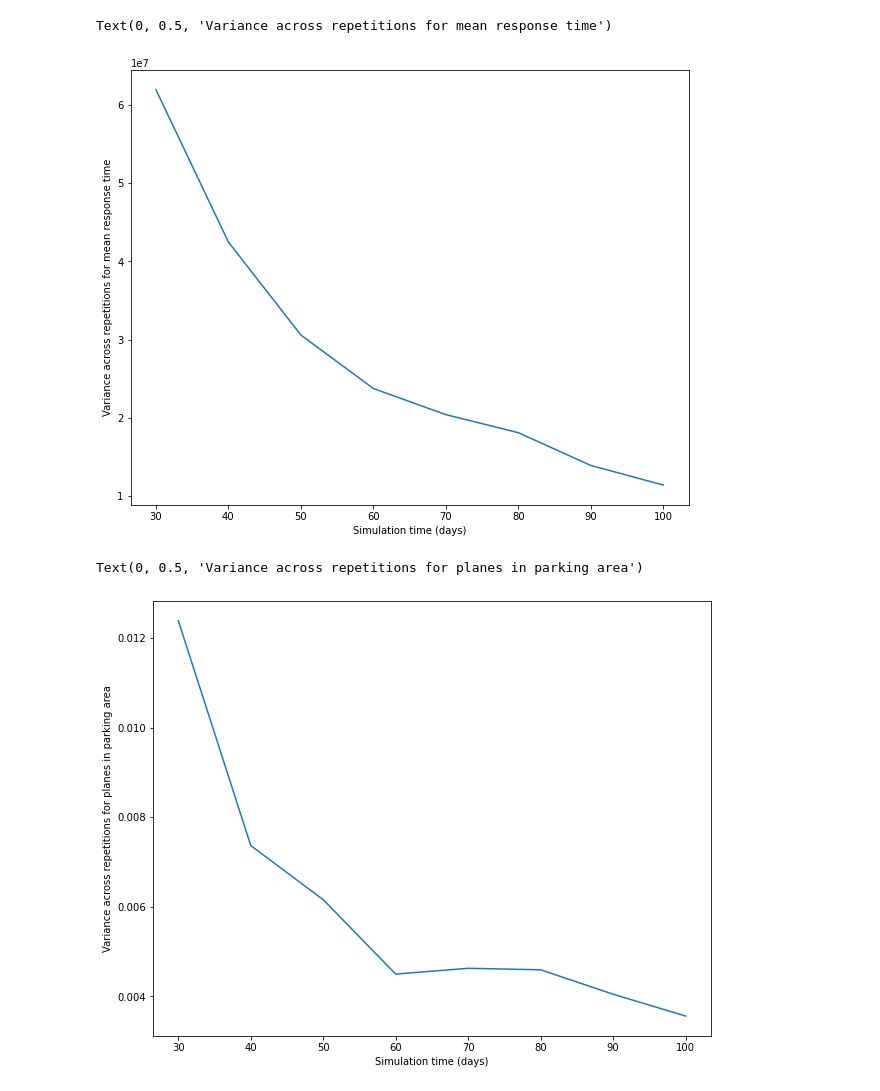
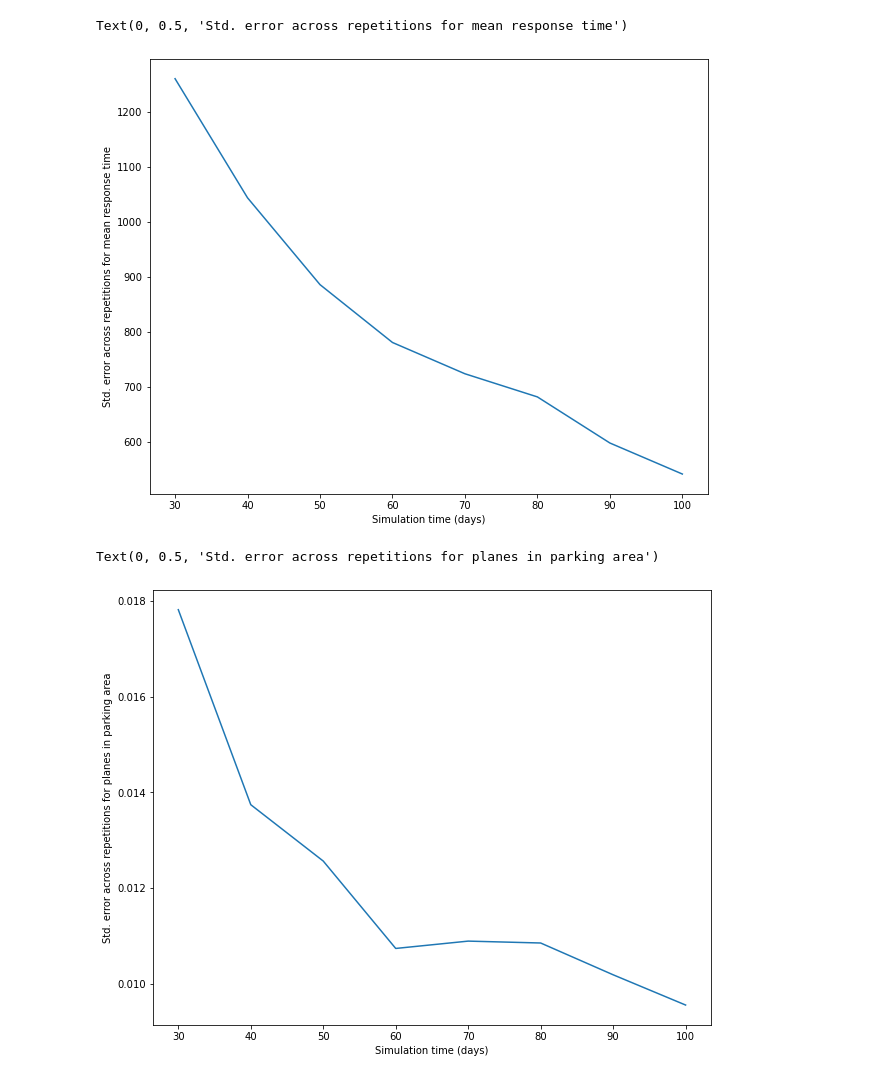
Before and after one commit to bendonio/Control-Tower-Project, a Jupyter notebook: CT/simulations/jupyter/simulation_time.ipynb, the cells around one changed output. Cells and saved outputs as stored; diff of their text form; code cells hidden in the pictures.

Commit message:
Std error

```diff
--- a/CT/simulations/jupyter/simulation_time.ipynb
+++ b/CT/simulations/jupyter/simulation_time.ipynb
@@ -106,33 +106,33 @@ def get_takeoff_queue_time(run):
 # %%
 dataframes = {}
 dataframes[30] = pd.read_csv('../results/control_tower_exponential_30.csv')
 dataframes[40] = pd.read_csv('../results/control_tower_exponential_40.csv')
 dataframes[50] = pd.read_csv('../results/control_tower_exponential_50.csv')
 dataframes[60] = pd.read_csv('../results/control_tower_exponential_60.csv')
 dataframes[70] = pd.read_csv('../results/control_tower_exponential_70.csv')
 dataframes[80] = pd.read_csv('../results/control_tower_exponential_80.csv')
 dataframes[90] = pd.read_csv('../results/control_tower_exponential_90.csv')
 dataframes[100] = pd.read_csv('../results/control_tower_exponential_100.csv')
 
 plt.figure(figsize=(10, 8))
 sim_times = []
 variances = []
 for sim_time, df in dataframes.items():
     all_runs = df.run.unique()
     mean_rts = []
     for run in all_runs:
         mean_rts.append(np.mean(get_rt(run)))
     sim_times.append(sim_time)
-    variances.append(np.var(mean_rts))
+    variances.append(st.sem(mean_rts))
 
 x = np.array(sim_times, dtype=int)
 y = np.array(variances, dtype=float)
 plt.plot(x, y)
 plt.xlabel("Simulation time (days)")
-plt.ylabel("Variance across repetitions for mean response time")
+plt.ylabel("Std. error across repetitions for mean response time")
 # %% [output]
-Text(0, 0.5, 'Variance across repetitions for mean response time')
+Text(0, 0.5, 'Std. error across repetitions for mean response time')
-[figure, old version]
+[figure, new version]
 # %%
 plt.figure(figsize=(10, 8))
 sim_times = []
@@ -143,13 +143,13 @@ for sim_time, df in dataframes.items():
     for run in all_runs:
         mean_rts.append(np.mean(get_num_plane(run)))
     sim_times.append(sim_time)
-    variances.append(np.var(mean_rts))
+    variances.append(st.sem(mean_rts))
 
 x = np.array(sim_times, dtype=int)
 y = np.array(variances, dtype=float)
 plt.plot(x, y)
 plt.xlabel("Simulation time (days)")
-plt.ylabel("Variance across repetitions for planes in parking area")
+plt.ylabel("Std. error across repetitions for planes in parking area")
 # %% [output]
-Text(0, 0.5, 'Variance across repetitions for planes in parking area')
+Text(0, 0.5, 'Std. error across repetitions for planes in parking area')
-[figure, old version]
+[figure, new version]
```
Also changed, not shown: parts of 5 cells of this notebook.
